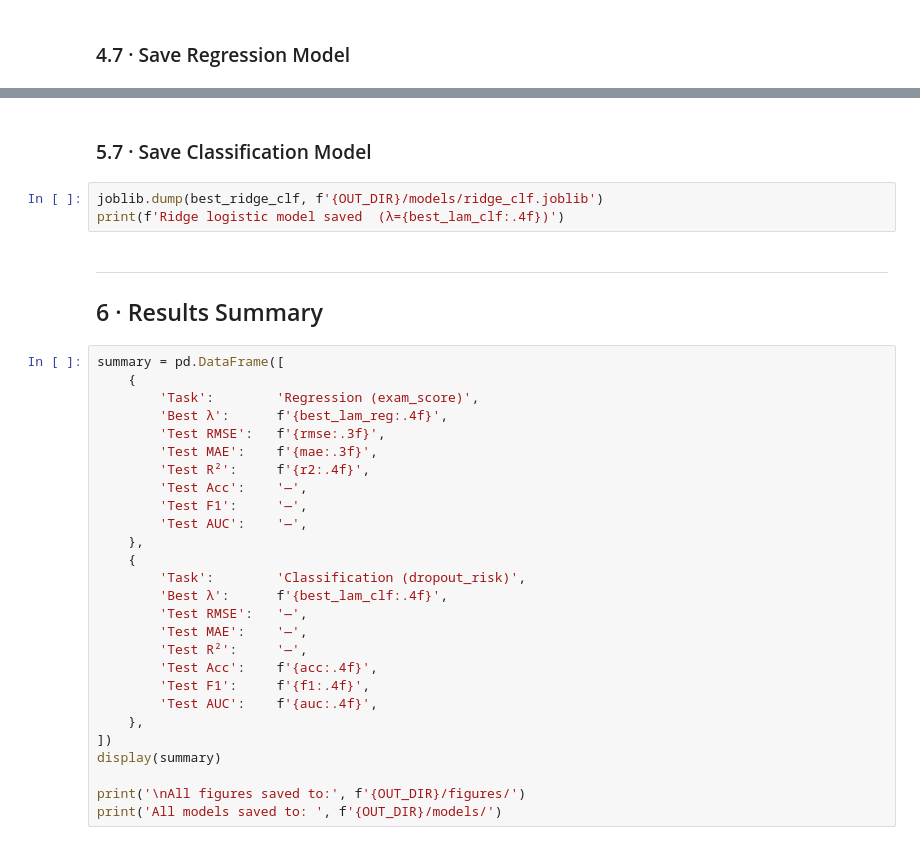
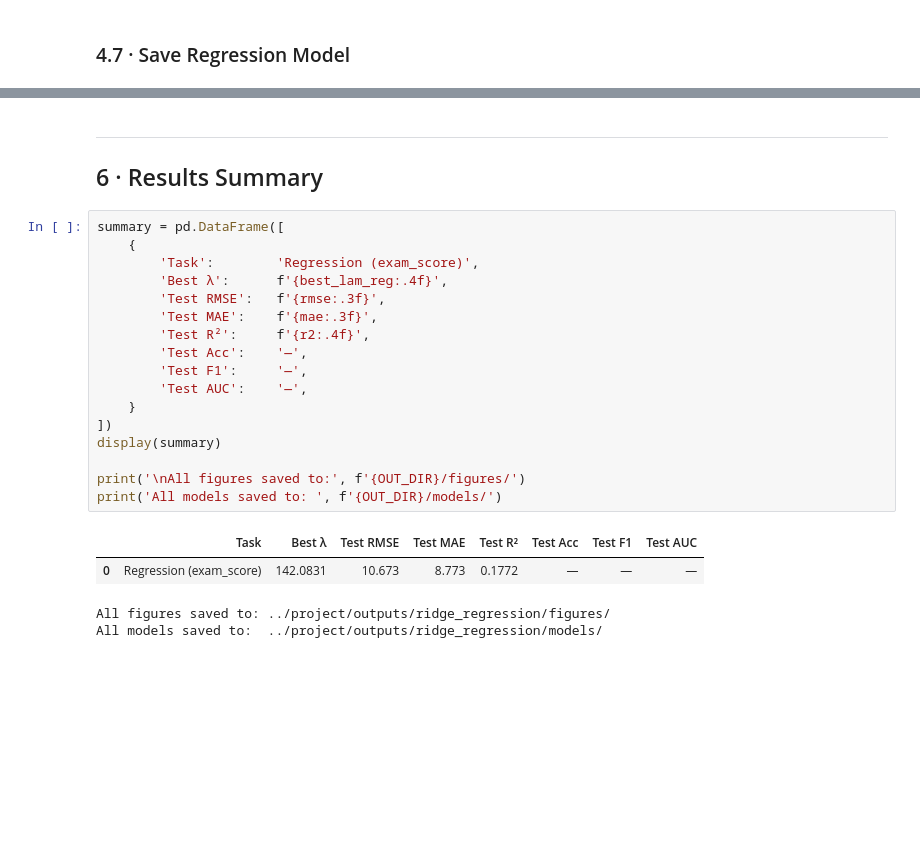
Before and after one commit to abby-stevenson/GradeOptimiser, a Jupyter notebook: project/ridge_regression.ipynb, the cells around one changed output, grey strips where cells are left out. Drawn from its saved outputs; the diff is of its cells as text; blank space fills up the shorter version.

Commit message:
Ridge Regression Code

```diff
--- a/project/ridge_regression.ipynb
+++ b/project/ridge_regression.ipynb
@@ -562,35 +442,25 @@ plt.show()
-# %% [markdown]
-### 5.7 · Save Classification Model
-# %%
-joblib.dump(best_ridge_clf, f'{OUT_DIR}/models/ridge_clf.joblib')
-print(f'Ridge logistic model saved  (λ={best_lam_clf:.4f})')
 # %% [markdown]
 ---
 ## 6 · Results Summary
 # %%
 summary = pd.DataFrame([
     {
         'Task':        'Regression (exam_score)',
         'Best λ':      f'{best_lam_reg:.4f}',
         'Test RMSE':   f'{rmse:.3f}',
         'Test MAE':    f'{mae:.3f}',
         'Test R²':     f'{r2:.4f}',
         'Test Acc':    '—',
         'Test F1':     '—',
         'Test AUC':    '—',
-    },
-    {
-        'Task':        'Classification (dropout_risk)',
-        'Best λ':      f'{best_lam_clf:.4f}',
-        'Test RMSE':   '—',
-        'Test MAE':    '—',
-        'Test R²':     '—',
-        'Test Acc':    f'{acc:.4f}',
-        'Test F1':     f'{f1:.4f}',
-        'Test AUC':    f'{auc:.4f}',
-    },
+    }
 ])
 display(summary)
 
 print('\nAll figures saved to:', f'{OUT_DIR}/figures/')
 print('All models saved to: ', f'{OUT_DIR}/models/')
+# %% [output]
+|  | Task | Best λ | Test RMSE | Test MAE | Test R² | Test Acc | Test F1 | Test AUC |
+| 0 | Regression (exam_score) | 142.0831 | 10.673 | 8.773 | 0.1772 | — | — | — |
+All figures saved to: ../project/outputs/ridge_regression/figures/
+All models saved to:  ../project/outputs/ridge_regression/models/
```
Also changed, not shown: parts of 28 cells of this notebook, 2 other files.
